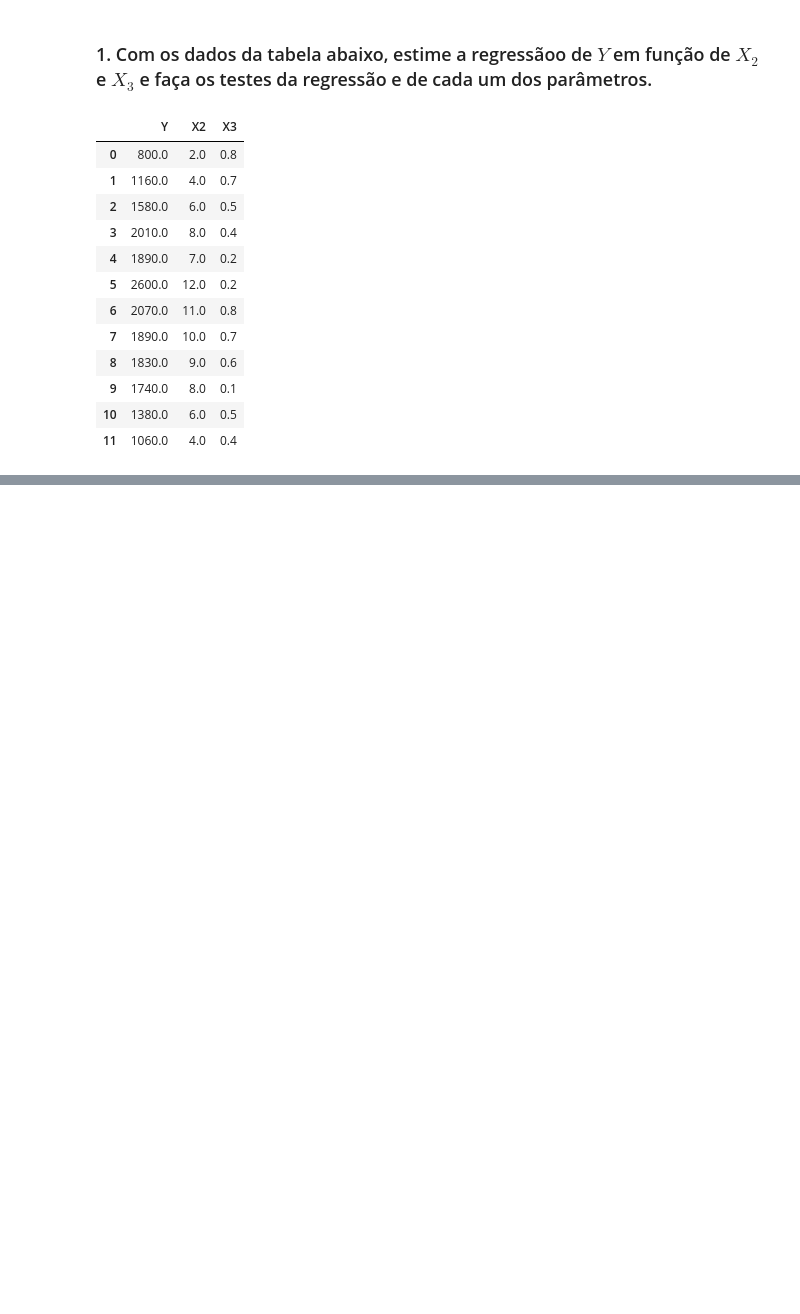
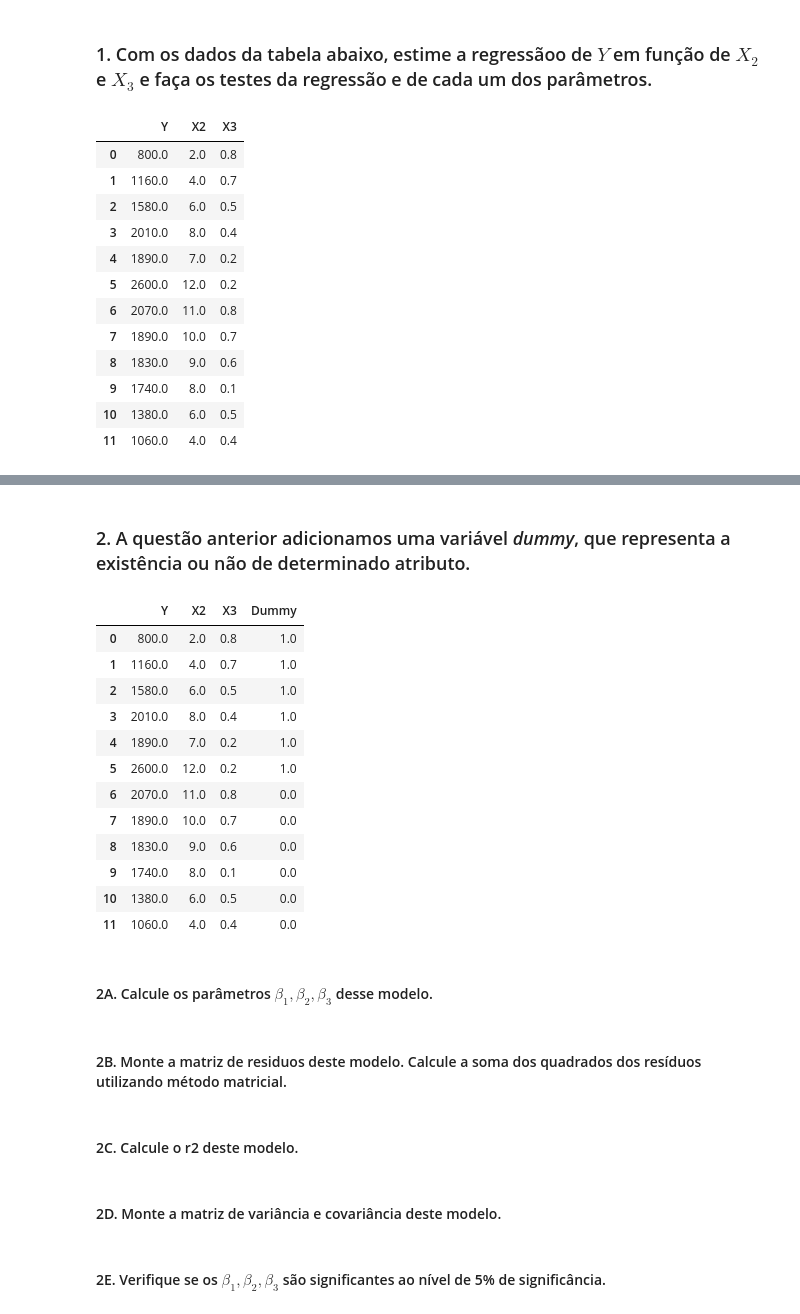
Before and after one commit to bailez/econometria2, a Jupyter notebook: py/Lista_1_Notebook.ipynb, the cells around one changed output, grey strips where cells are left out. Drawn from its saved outputs; the diff is of its cells as text; code cells hidden in the pictures; blank space fills up the shorter version.

```diff
--- a/py/Lista_1_Notebook.ipynb
+++ b/py/Lista_1_Notebook.ipynb
@@ -218,35 +276,54 @@ p_values_sm = result.pvalues
+# %% [markdown]
+### 2. A questão anterior adicionamos uma variável _dummy_, que representa a existência ou não de determinado atributo.
 # %%
 
 # %% (================== Questão 2 ===================) #
 
 cols = 'Y X2 X3 Dummy'
 vals = '''800 2 0,8 1
 1160 4 0,7 1
 1580 6 0,5 1
 2010 8 0,4 1
 1890 7 0,2 1
 2600 12 0,2 1
 2070 11 0,8 0
 1890 10 0,7 0
 1830 9 0,6 0
 1740 8 0,1 0
 1380 6 0,5 0
 1060 4 0,4 0'''
 
 # Transformando em Matrizes
 
 A = get_matrix(v = vals, c= cols)
 Y = A[:,0]
 X = A.copy()
 X[:,0] = 1
 
 # Y = b1 + b2X2 + b3X3 + b4D + vt
 
 # OLS via Statsmodels
 df = pd.DataFrame(A,columns=cols.split(' '))
 df_exog = sm.add_constant(df.iloc[:,1:])
 model = sm.OLS(df.iloc[:,0], df_exog)
 result = model.fit()
+df
+# %% [output]
+|  | Y | X2 | X3 | Dummy |
+| 0 | 800.0 | 2.0 | 0.8 | 1.0 |
+| 1 | 1160.0 | 4.0 | 0.7 | 1.0 |
+| 2 | 1580.0 | 6.0 | 0.5 | 1.0 |
+| 3 | 2010.0 | 8.0 | 0.4 | 1.0 |
+| 4 | 1890.0 | 7.0 | 0.2 | 1.0 |
+| 5 | 2600.0 | 12.0 | 0.2 | 1.0 |
+| 6 | 2070.0 | 11.0 | 0.8 | 0.0 |
+| 7 | 1890.0 | 10.0 | 0.7 | 0.0 |
+| 8 | 1830.0 | 9.0 | 0.6 | 0.0 |
+| 9 | 1740.0 | 8.0 | 0.1 | 0.0 |
+| 10 | 1380.0 | 6.0 | 0.5 | 0.0 |
+| 11 | 1060.0 | 4.0 | 0.4 | 0.0 |
+# %% [markdown]
+#### 2A. Calcule os parâmetros $\beta_1, \beta_2, \beta_3$ desse modelo.
 # %%
 
 # %% (========= Item A =========) #
@@ -254,4 +331,6 @@ B_hat = inv(X.T @ X) @ X.T @ Y
 
 ##  Usando Statsmodels ##
 B_hat_sm = result.params
+# %% [markdown]
+#### 2B. Monte a matriz de residuos deste modelo. Calcule a soma dos quadrados dos resíduos utilizando método matricial.
 # %%
@@ -262,4 +340,6 @@ SSR = u_hat.T @ u_hat
 
 ##  Usando Statsmodels ##
 SSR_sm = sum(np.square(result.resid))
+# %% [markdown]
+#### 2C. Calcule o r2 deste modelo.
 # %%
@@ -271,4 +350,6 @@ R2 = SSE/SST
 
 ##  Usando Statsmodels ##
 R2_sm = result.rsquared
+# %% [markdown]
+#### 2D. Monte a matriz de variância e covariância deste modelo.
 # %%
@@ -279,6 +359,8 @@ vcov = sigma_2 * inv(X.T @ X)
 
 ##  Usando Statsmodels ##
 vcov_sm = result.cov_params()
+# %% [markdown]
+#### 2E. Verifique se os $\beta_1, \beta_2, \beta_3$ são significantes ao nível de 5% de significância.
 # %%
 # %% (========= Item E =========) #
 
```
Also changed, not shown: parts of 33 cells of this notebook, 2 other files.
